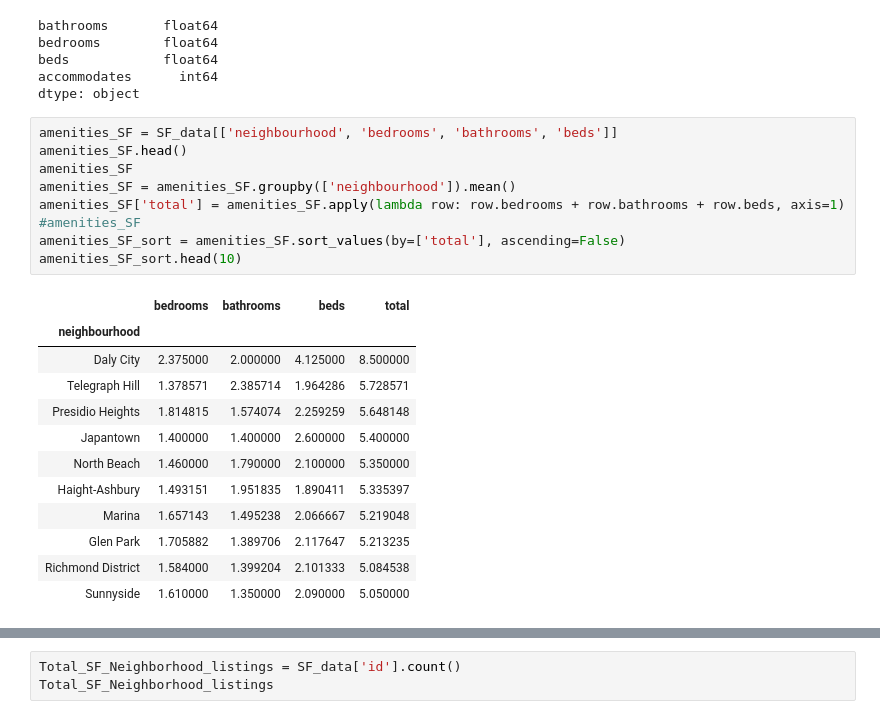
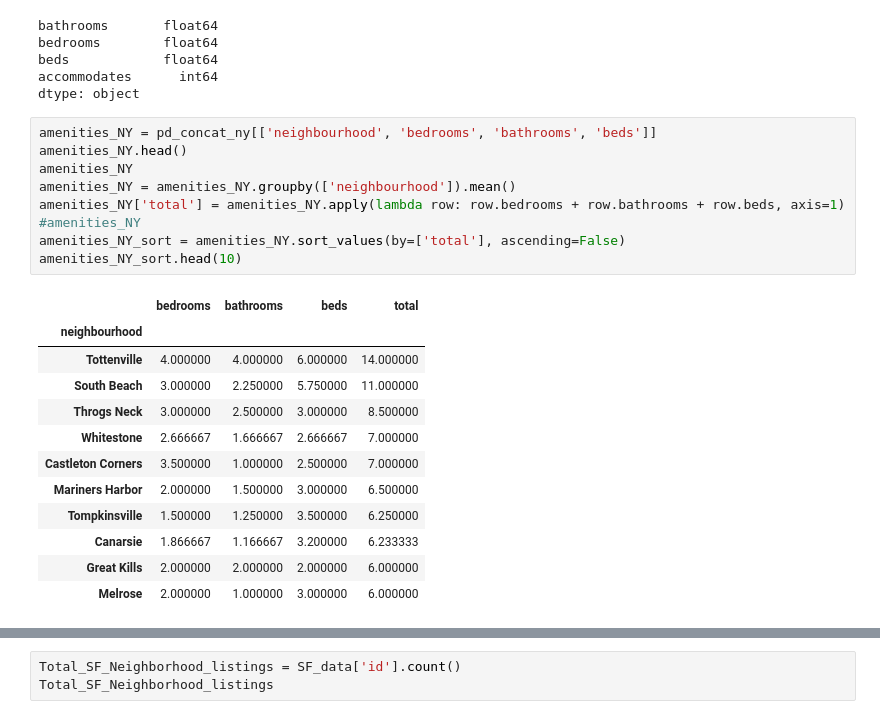
Before and after one commit to christinemazur/project1, a Jupyter notebook: airbnb_jupyter_CMAZUR.ipynb, the cells around one changed output, grey strips where cells are left out. Cells and saved outputs as stored; diff of their text form.

```diff
--- a/airbnb_jupyter_CMAZUR.ipynb
+++ b/airbnb_jupyter_CMAZUR.ipynb
@@ -98,26 +90,26 @@ beds            float64
 accommodates      int64
 dtype: object
 # %%
-amenities_SF = SF_data[['neighbourhood', 'bedrooms', 'bathrooms', 'beds']]
-amenities_SF.head()
-amenities_SF
-amenities_SF = amenities_SF.groupby(['neighbourhood']).mean()
-amenities_SF['total'] = amenities_SF.apply(lambda row: row.bedrooms + row.bathrooms + row.beds, axis=1)
-#amenities_SF
-amenities_SF_sort = amenities_SF.sort_values(by=['total'], ascending=False)
-amenities_SF_sort.head(10)
+amenities_NY = pd_concat_ny[['neighbourhood', 'bedrooms', 'bathrooms', 'beds']]
+amenities_NY.head()
+amenities_NY
+amenities_NY = amenities_NY.groupby(['neighbourhood']).mean()
+amenities_NY['total'] = amenities_NY.apply(lambda row: row.bedrooms + row.bathrooms + row.beds, axis=1)
+#amenities_NY
+amenities_NY_sort = amenities_NY.sort_values(by=['total'], ascending=False)
+amenities_NY_sort.head(10)
 # %% [output]
 |  | bedrooms | bathrooms | beds | total |
 | neighbourhood |  |  |  |  |
-| Daly City | 2.375000 | 2.000000 | 4.125000 | 8.500000 |
-| Telegraph Hill | 1.378571 | 2.385714 | 1.964286 | 5.728571 |
-| Presidio Heights | 1.814815 | 1.574074 | 2.259259 | 5.648148 |
-| Japantown | 1.400000 | 1.400000 | 2.600000 | 5.400000 |
-| North Beach | 1.460000 | 1.790000 | 2.100000 | 5.350000 |
-| Haight-Ashbury | 1.493151 | 1.951835 | 1.890411 | 5.335397 |
-| Marina | 1.657143 | 1.495238 | 2.066667 | 5.219048 |
-| Glen Park | 1.705882 | 1.389706 | 2.117647 | 5.213235 |
-| Richmond District | 1.584000 | 1.399204 | 2.101333 | 5.084538 |
-| Sunnyside | 1.610000 | 1.350000 | 2.090000 | 5.050000 |
+| Tottenville | 4.000000 | 4.000000 | 6.000000 | 14.000000 |
+| South Beach | 3.000000 | 2.250000 | 5.750000 | 11.000000 |
+| Throgs Neck | 3.000000 | 2.500000 | 3.000000 | 8.500000 |
+| Whitestone | 2.666667 | 1.666667 | 2.666667 | 7.000000 |
+| Castleton Corners | 3.500000 | 1.000000 | 2.500000 | 7.000000 |
+| Mariners Harbor | 2.000000 | 1.500000 | 3.000000 | 6.500000 |
+| Tompkinsville | 1.500000 | 1.250000 | 3.500000 | 6.250000 |
+| Canarsie | 1.866667 | 1.166667 | 3.200000 | 6.233333 |
+| Great Kills | 2.000000 | 2.000000 | 2.000000 | 6.000000 |
+| Melrose | 2.000000 | 1.000000 | 3.000000 | 6.000000 |
 # %%
 #graph neighborhoods with greatest average total of beds, baths
```
Also changed, not shown: parts of 9 cells of this notebook, 4 other files.
